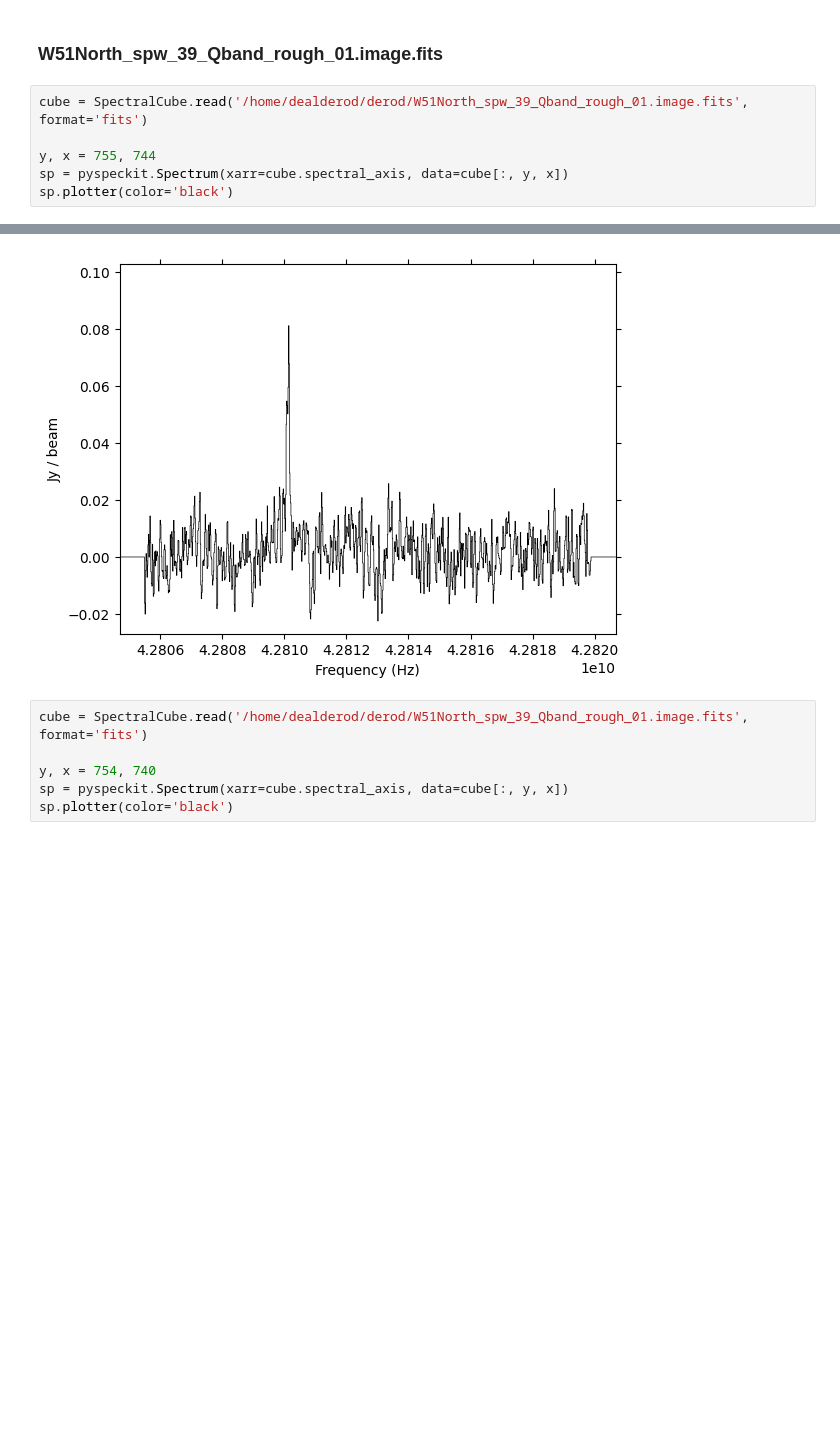
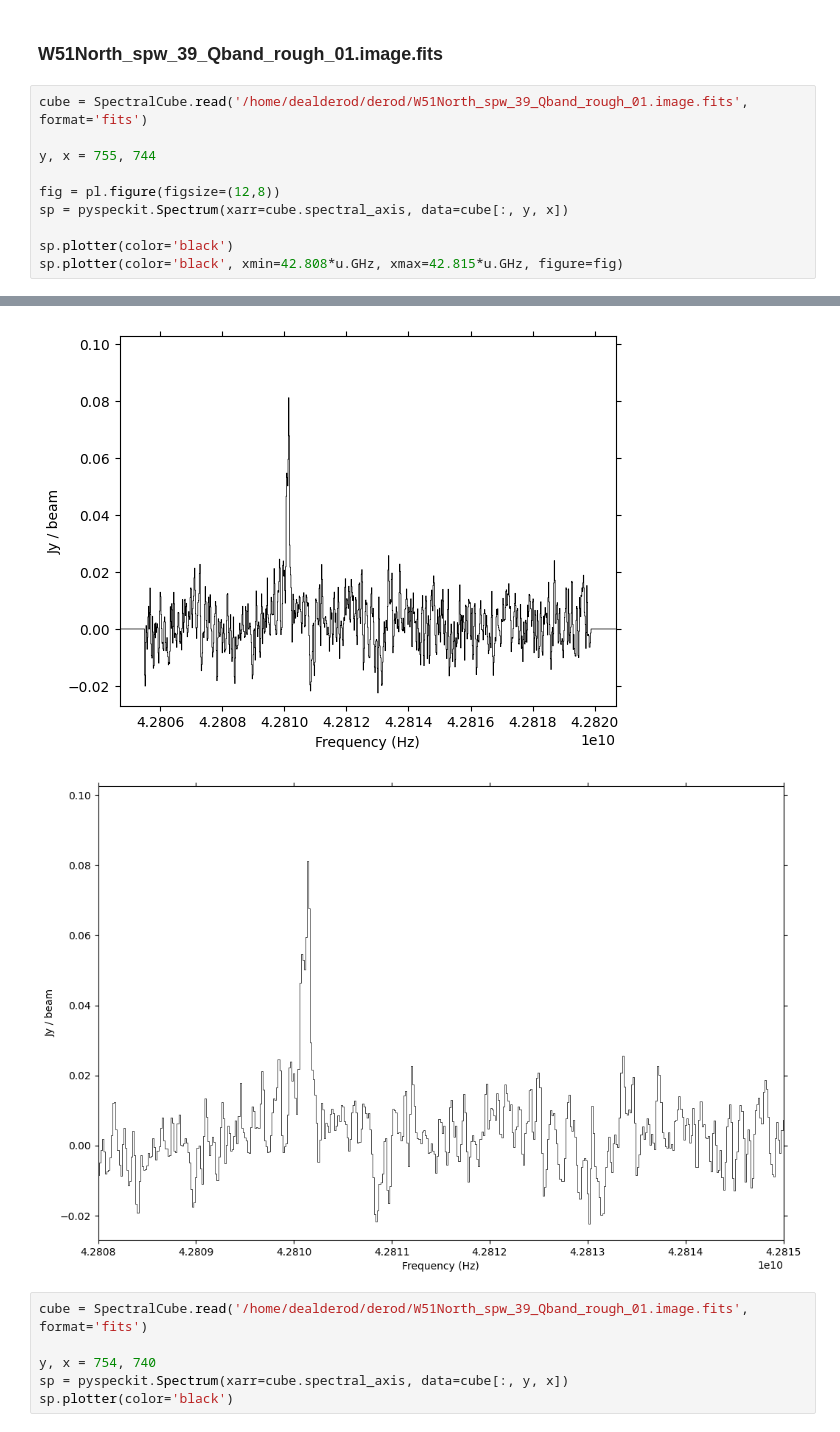
Before and after one commit to GalagaBits/W51-Masers-and-Starforming-Regions, a Jupyter notebook: notebooks/Qband_W51North_1DGaussians.ipynb, the cells around one changed output, grey strips where cells are left out. Cells and saved outputs as stored; diff of their text form; blank space fills up the shorter version.

```diff
--- a/notebooks/Qband_W51North_1DGaussians.ipynb
+++ b/notebooks/Qband_W51North_1DGaussians.ipynb
@@ -87,13 +104,18 @@ WARNING: No header given.  Creating an empty one.
 # %%
 cube = SpectralCube.read('/home/dealderod/derod/W51North_spw_39_Qband_rough_01.image.fits', format='fits')
 
 y, x = 755, 744
+
+fig = pl.figure(figsize=(12,8))
 sp = pyspeckit.Spectrum(xarr=cube.spectral_axis, data=cube[:, y, x])
+
 sp.plotter(color='black')
+sp.plotter(color='black', xmin=42.808*u.GHz, xmax=42.815*u.GHz, figure=fig)
 # %% [output]
 Cube is a Stokes cube, returning spectral cube for I component
 WARNING: No header given.  Creating an empty one.
 [figure]
+[figure, added]
 # %%
 cube = SpectralCube.read('/home/dealderod/derod/W51North_spw_39_Qband_rough_01.image.fits', format='fits')
 
```
Also changed, not shown: parts of 3 cells of this notebook.
